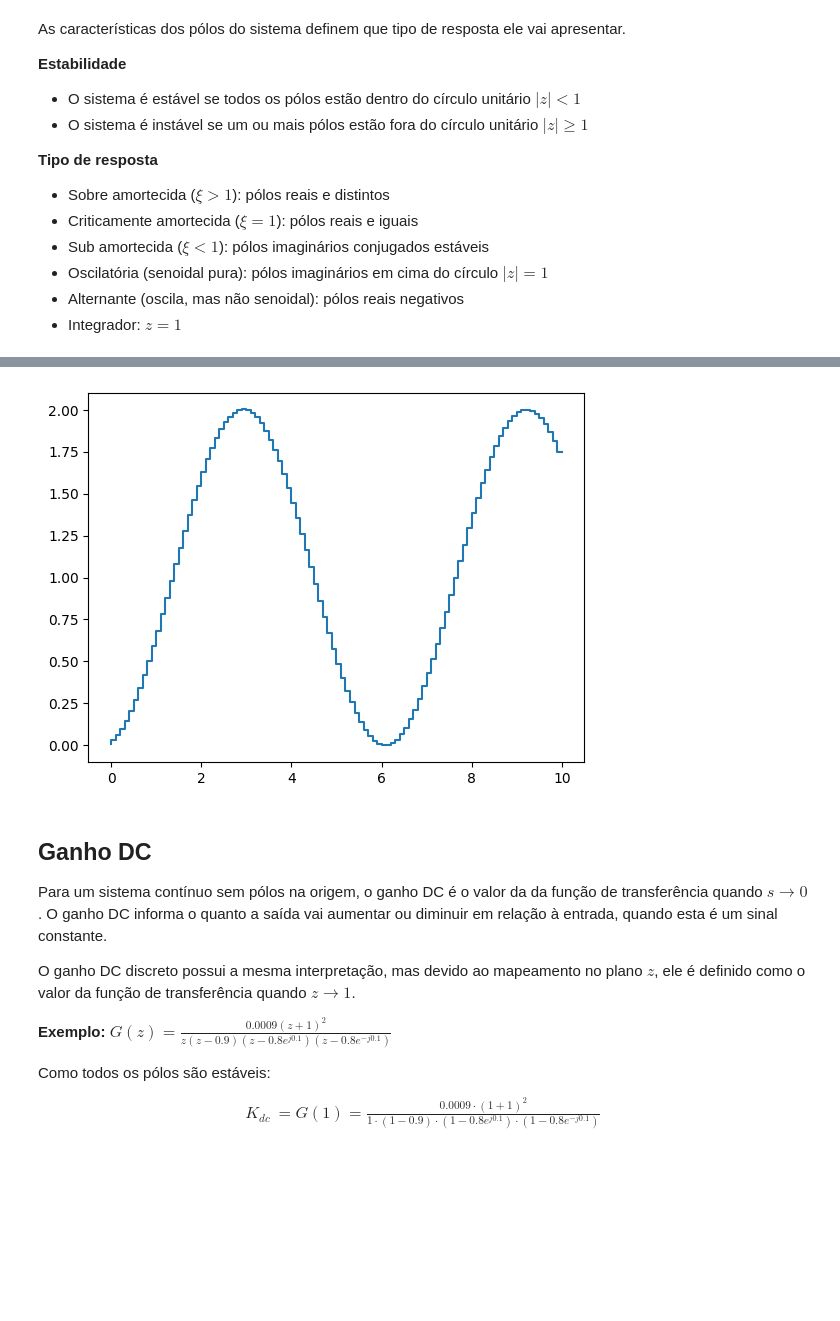
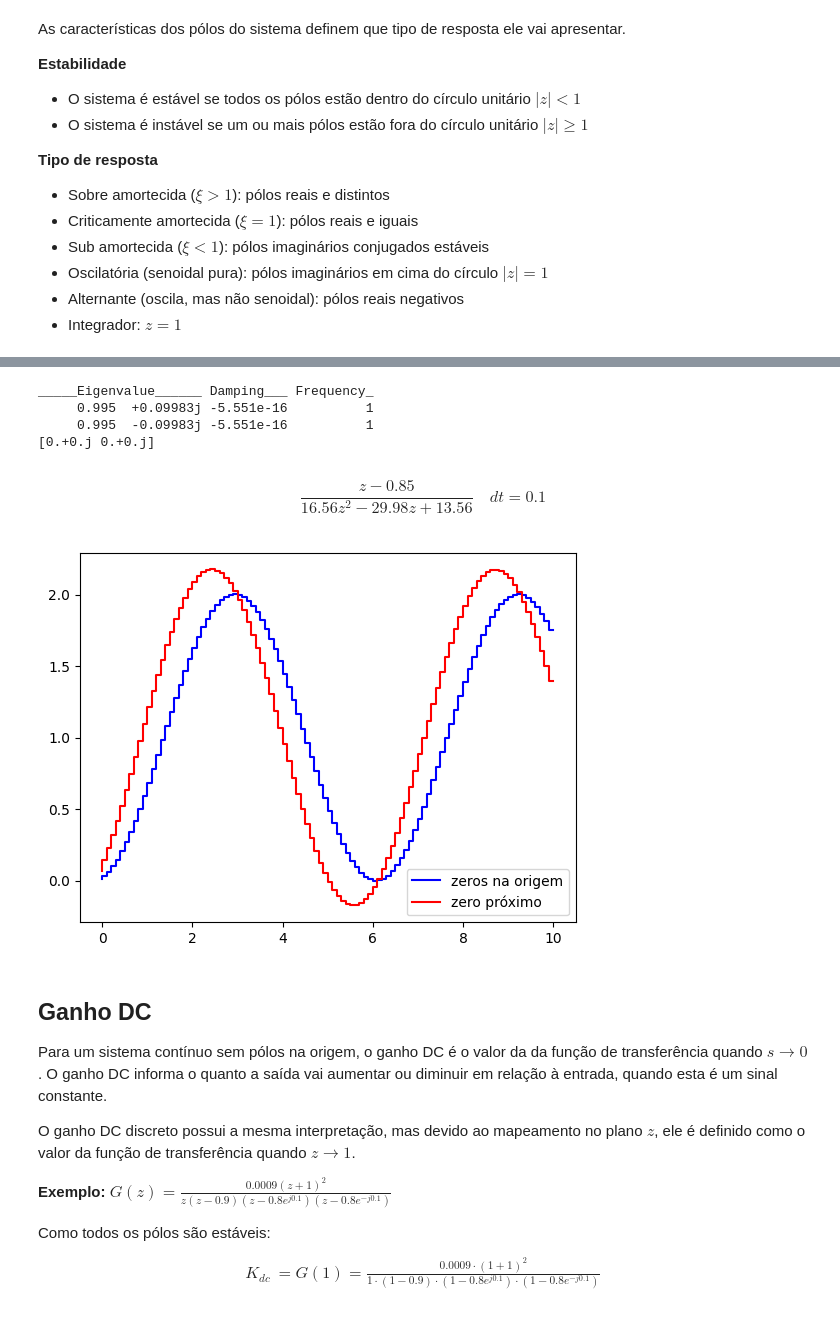
Before and after one commit to rsbayma/Controle-II, a Jupyter notebook: Controle digital/3 - Análise de sistemas (parte 2).ipynb, the cells around one changed output, grey strips where cells are left out. Drawn from its saved outputs; the diff is of its cells as text; code cells hidden in the pictures; blank space fills up the shorter version.

```diff
--- a/Controle digital/3 - Análise de sistemas (parte 2).ipynb
+++ b/Controle digital/3 - Análise de sistemas (parte 2).ipynb
@@ -71,7 +71,7 @@ import control as ct
 import numpy as np
 
 T = 0.1
-s1 = np.array([-1,-2])
+s1 = np.array([-1,-5])
 s2 = np.array([-1,-1])
 s3 = np.array([-1+1j, -1-1j])
 s4 = np.array([1j, -1j])
@@ -81,14 +81,31 @@ z2 = np.exp(s2*T)
 z3 = np.exp(s3*T)
 z4 = np.exp(s4*T)
 
-num = [1,0,0]
+num1 = [1,0,0]
+num2 = np.poly([.85,0])
 den = np.poly(z4)
-H = ct.tf(num,den,T)
-H = H/H.dcgain()
-t,y = ct.step_response(H,10)
-plt.step(t,y);
+H1 = ct.tf(num1,den,T)
+H1 = H1/H1.dcgain()
+H2 = ct.tf(num2,den,T)
+H2 = H2/H2.dcgain()
+
+_ = ct.damp(H1)
+print(ct.zero(H1))
+H
 # %% [output]
-[figure, removed]
+_____Eigenvalue______ Damping___ Frequency_
+     0.995  +0.09983j -5.551e-16          1
+     0.995  -0.09983j -5.551e-16          1
+[0.+0.j 0.+0.j]
+$$\frac{z - 0.85}{16.56 z^2 - 29.98 z + 13.56}\quad dt = 0.1$$
+# %%
+t,y1 = ct.step_response(H1,10)
+t,y2 = ct.step_response(H2,10)
+plt.step(t,y1,'b',t,y2,'r')
+plt.legend(['zeros na origem','zero próximo'])
+plt.show()
+# %% [output]
+[figure, added]
 # %% [markdown]
 ## Ganho DC
 
```
Also changed, not shown: 2 other files.
